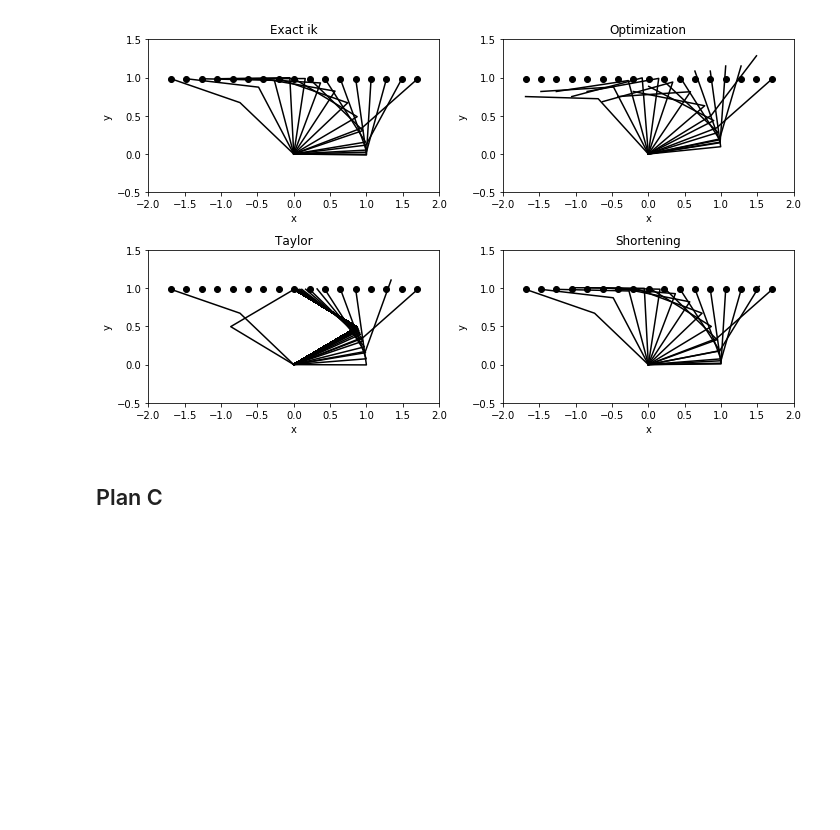
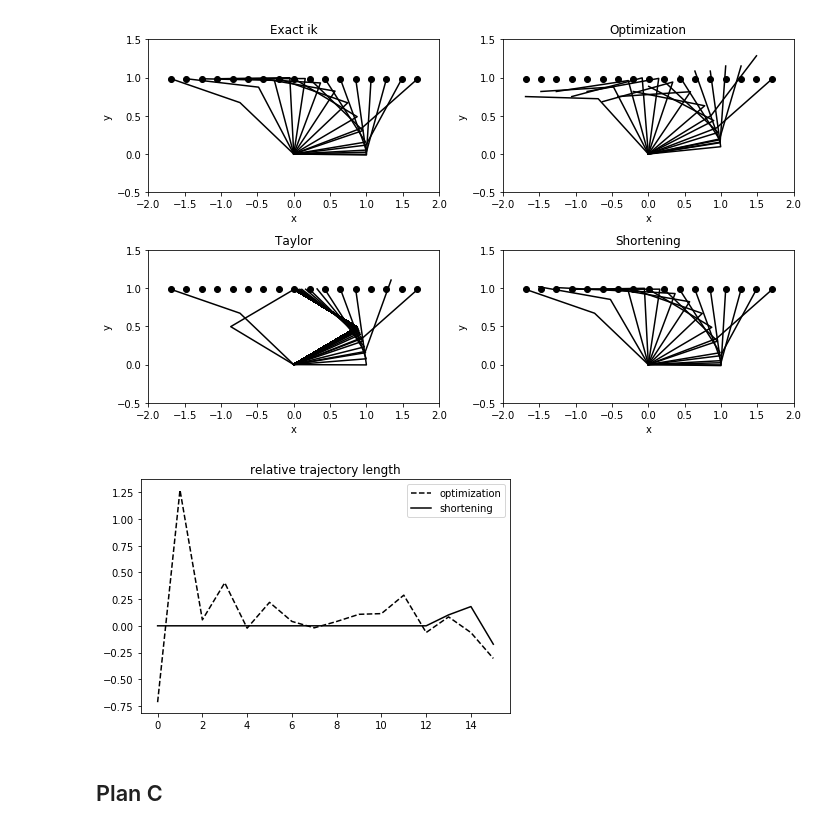
Before and after one commit to JeroenDM/reproducing_duleba04, a Jupyter notebook: robot_configuration_plots.ipynb, the cells around one changed output. Drawn from its saved outputs; the diff is of its cells as text; code cells hidden in the pictures; blank space fills up the shorter version.

```diff
--- a/robot_configuration_plots.ipynb
+++ b/robot_configuration_plots.ipynb
@@ -192,6 +201,18 @@ plt.title('Shortening')
 plt.show()
 # %% [output]
 [figure]
+# %%
+eta_opt = calc_eta(qb_exact, qb_opt)
+eta_sho = calc_eta(qb_exact, qb_sho)
+
+plt.figure()
+plt.plot(eta_opt, 'k--')
+plt.plot(eta_sho, 'k')
+plt.legend(['optimization', 'shortening'])
+plt.title('relative trajectory length')
+plt.show()
+# %% [output]
+[figure, added]
 # %% [markdown]
 ## Plan C
 # %%
```
Also changed, not shown: parts of 5 cells of this notebook, 1 other file.
